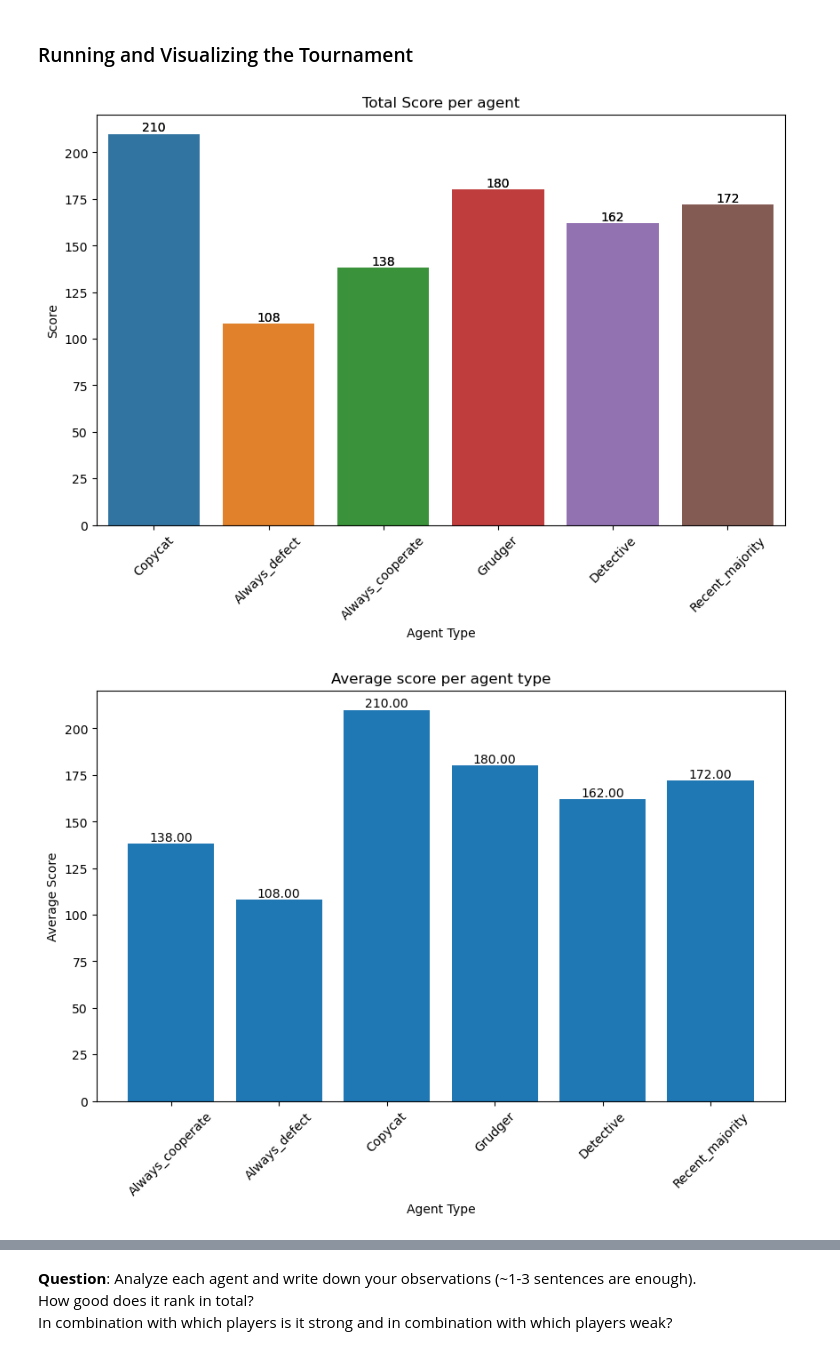
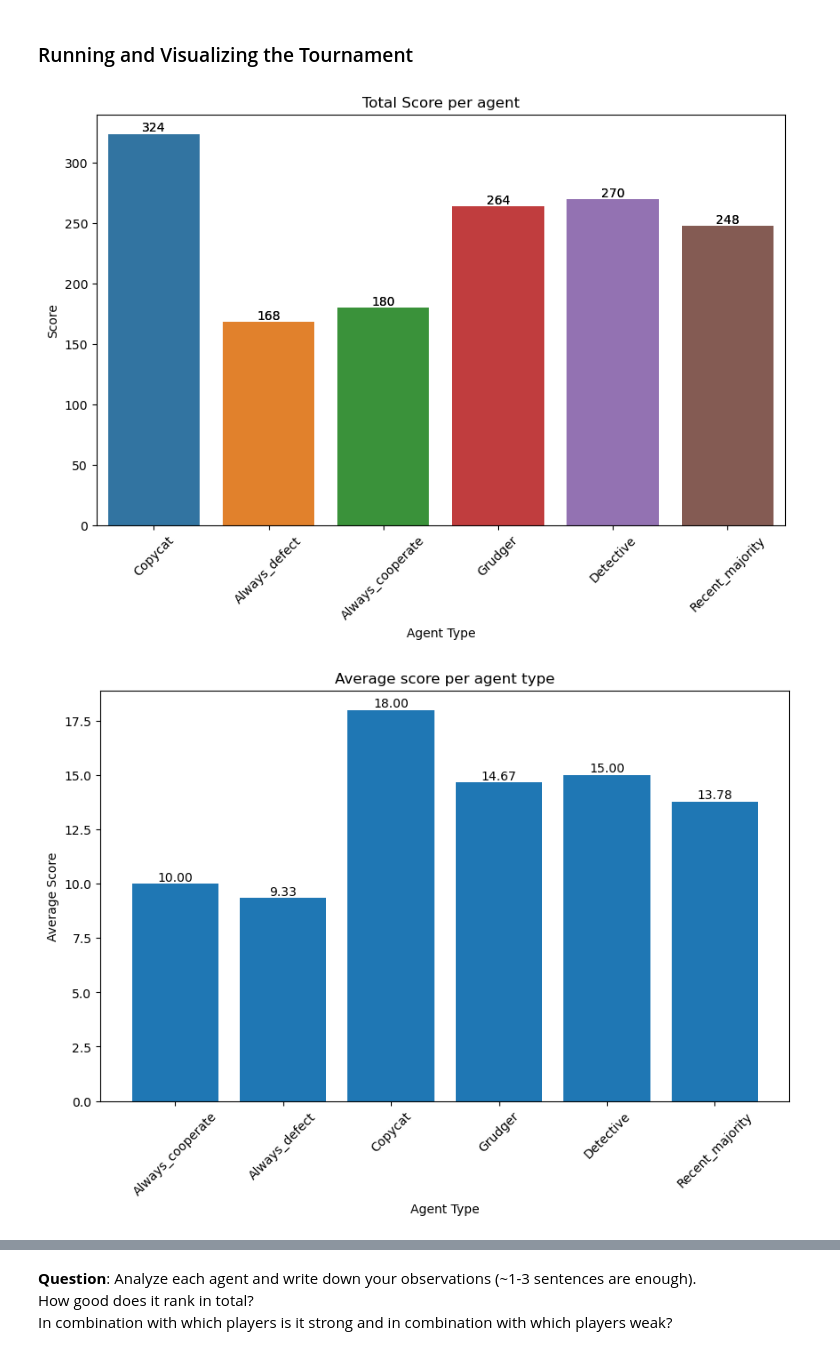
Before and after one commit to orbanpetra/CompSocSys, a Jupyter notebook: Assignment1-4 (1).ipynb, the cells around one changed output, grey strips where cells are left out. Cells and saved outputs as stored; diff of their text form; code cells hidden in the pictures.

```diff
--- a/Assignment1-4 (1).ipynb
+++ b/Assignment1-4 (1).ipynb
@@ -343,11 +341,10 @@ class TournamentModel(mesa.Model):
         """
         super().__init__(rng=rng)
 
-        #pass # TODO remove this line and implement your code here instead
 
         # Creating matchup combinations for all agents
         self.rounds = n_rounds
-        self.match_results: List[Dict] = []
+        self.match_results: list[dict] = []
 
         for agent_type, count in agent_config.items():
             for _ in range(count):
@@ -370,7 +367,6 @@ class TournamentModel(mesa.Model):
         Returns:
             list[tuple[PlayerAgent, PlayerAgent]]: a list of tuples of PlayerAgents which should play in a game with each other.
         """
-        #pass # TODO remove this line and implement your code here instead
 
         agent_list = list(self.agents)
         return [(agent_list[i], agent_list[j])
@@ -382,7 +378,6 @@ class TournamentModel(mesa.Model):
     def step(self):
         """One round of the game calling choose_move, receive_other_player_move and update_score of the Playeragents.
         """
-        #pass # TODO remove this line and implement your code here instead
 
         for agent1, agent2 in self.matches:
             move1 = agent1.choose_move()
@@ -398,7 +393,7 @@ class TournamentModel(mesa.Model):
     def play_game(self):
         """One complete game for the variable amount of rounds and also collects and updates data. Initializes the game for both agents of the match.
         """
-        #pass # TODO remove this line and implement your code here instead
+
         self.match_results = [] #we needed to store match results for each match
 
         for agent1, agent2 in self.matches:
@@ -422,8 +417,6 @@ class TournamentModel(mesa.Model):
     def run_model(self):
         """Runs the amount of matches necessary so every agent plays a game with every other agent.
         """
-        #match_amount = len(self.matches)
-        #for _ in range(match_amount):
         self.play_game()
 
     # Visualization functions
@@ -443,13 +436,15 @@ class TournamentModel(mesa.Model):
         Returns:
             dict[str, float]: dictionary of strategy and average score of each strategy for the whole tournament.
         """
-        #pass # TODO remove this line and implement your code here instead
         result = {}
+
 
         for agent_type in strategy.keys():
             agents_of_type = [a for a in self.agents if a.agent_type == agent_type]
-            if len(agents_of_type) > 0:
-              result[agent_type] = sum(a.total_score for a in agents_of_type) / len(agents_of_type)
+            if agents_of_type:
+                games_per_agent = len(list(self.agents)) - 1
+                total = sum(a.total_score for a in agents_of_type)
+                result[agent_type] = total / len(agents_of_type) / games_per_agent
             else:
                 result[agent_type] = 0
 
@@ -473,7 +468,7 @@ class TournamentModel(mesa.Model):
         Returns:
             DataFrame: pandas dataframe with this agent's strategies as indices (rows) and the other player's strategies as columns.
         """
-        #pass # TODO remove this line and implement your code here instead
+
 
         strategy_types = list(strategy.keys())
         rows = []
@@ -494,7 +489,6 @@ class TournamentModel(mesa.Model):
         Returns:
             boolean: True or False
         """
-        #pass # TODO remove this line and implement your code here instead
         first_type = list(self.agents)[0].agent_type
         return all(agent.agent_type == first_type for agent in self.agents)
 
@@ -582,29 +573,29 @@ def plot_heatmap_average(data: pd.DataFrame):
 # %%
 # Config determining what and how many agents with the corresponding strategy are created
 agent_config: dict[str, int] = {
-    "Copycat": 2,
-    "Always_defect": 2,
-    "Always_cooperate": 2,
+    "Copycat": 3,
+    "Always_defect": 4,
+    "Always_cooperate": 3,
     "Grudger": 2,
-    "Detective": 2,
-    "Recent_majority": 2
+    "Detective": 4,
+    "Recent_majority": 3
 }
 
 # Running the model and plotting the relevant information
 ROUNDS = 12
 model = TournamentModel(agent_config=agent_config, n_rounds=ROUNDS)
 model.run_model()
 
 data = model.datacollector.get_model_vars_dataframe()
 
 plot_total_score_per_agent(data)
 plot_average_score_per_agent_type(data)
 plot_heatmap_average(data)
 
 #OPTIONAL - try different model parameters and/or visualizations
 # %% [output]
-[figure, old version]
+[figure, new version]
-[figure, old version]
+[figure, new version]
 [figure]
 # %% [markdown]
 **Question**: Analyze each agent and write down your observations (~1-3 sentences are enough).\
```
Also changed, not shown: parts of 3 cells of this notebook.
